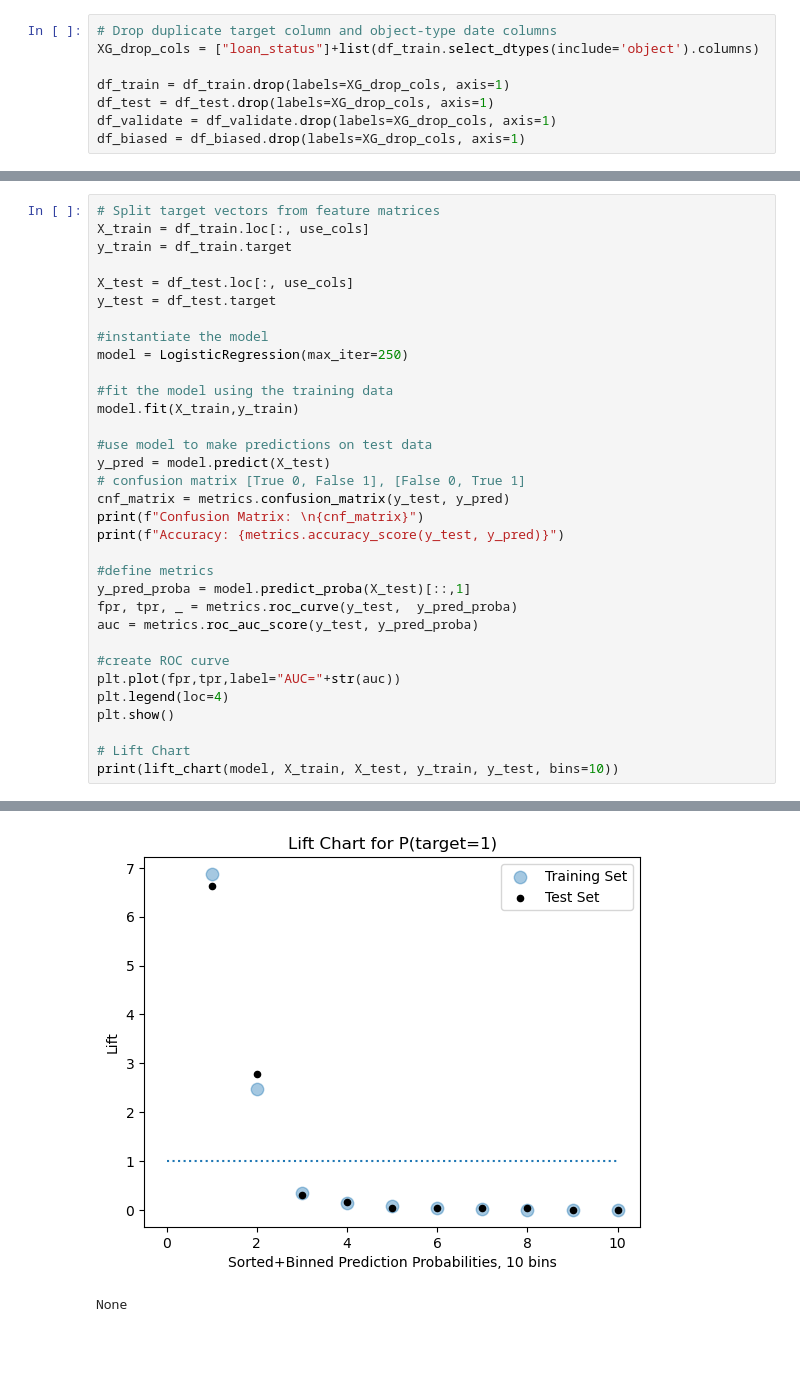
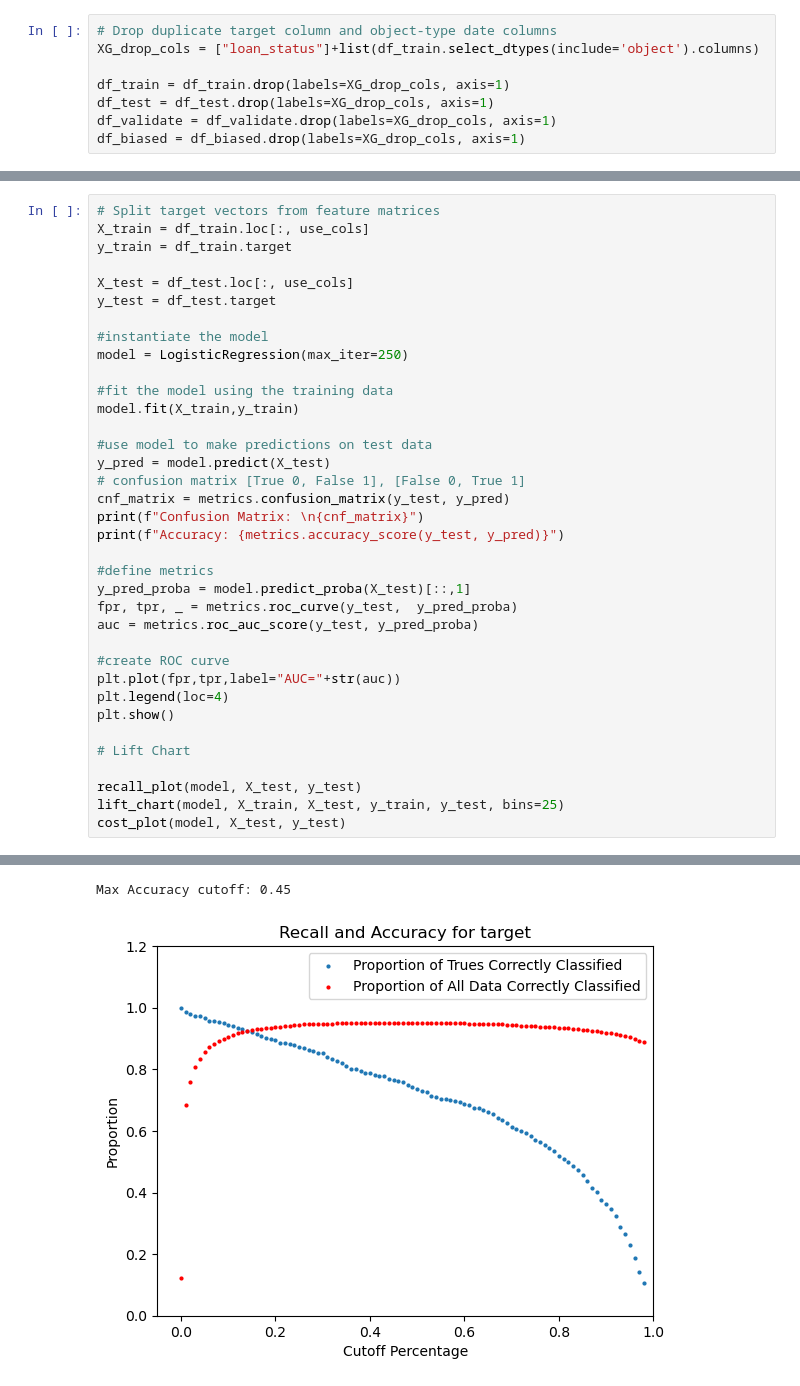
Before and after one commit to AttwoodData/LendingClub2023, a Jupyter notebook: LC_Logit_Simple.ipynb, the cells around one changed output, grey strips where cells are left out. Saved outputs shown, nothing was run; the diff lists cells and outputs as text; blank space fills up the shorter version.

```diff
--- a/LC_Logit_Simple.ipynb
+++ b/LC_Logit_Simple.ipynb
@@ -200,6 +155,9 @@ plt.legend(loc=4)
 plt.show()
 
 # Lift Chart
-print(lift_chart(model, X_train, X_test, y_train, y_test, bins=10))
+
+recall_plot(model, X_test, y_test)
+lift_chart(model, X_train, X_test, y_train, y_test, bins=25)
+cost_plot(model, X_test, y_test)
 # %% [output]
 Confusion Matrix:
@@ -210,2 +168,2 @@ Accuracy: 0.9482
+Max Accuracy cutoff: 0.45
-[figure, old version]
+[figure, new version]
-None
```
Also changed, not shown: parts of 11 cells of this notebook, 6 other files.
